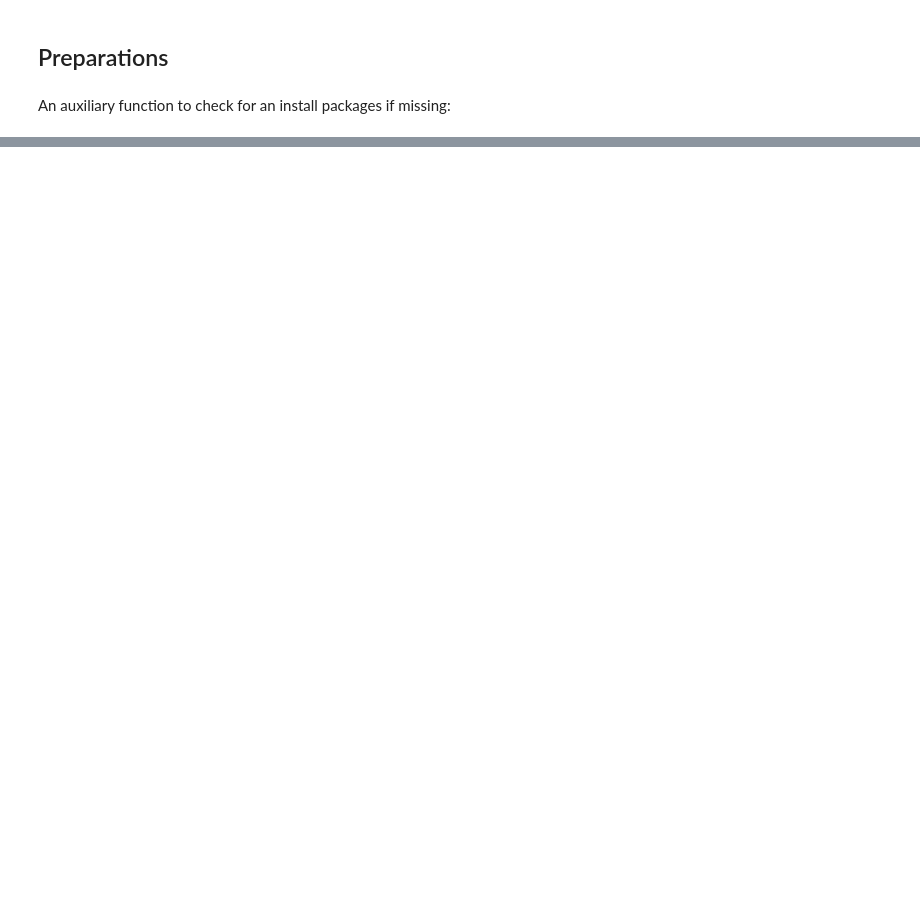
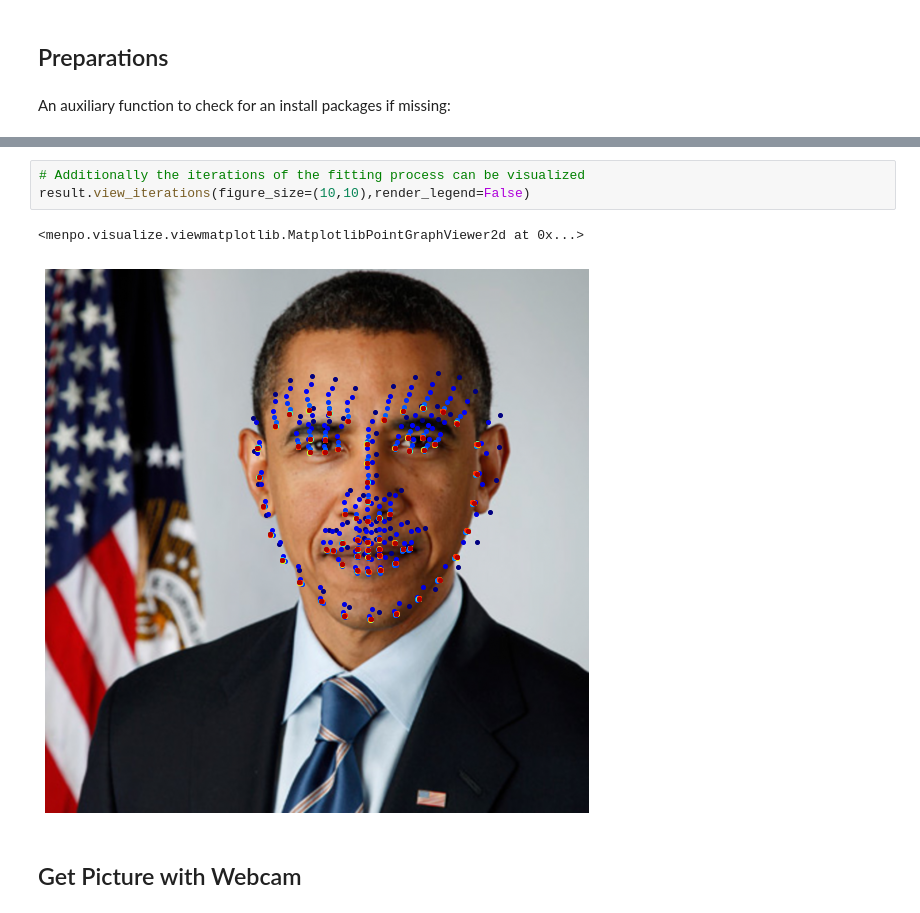
Before and after one commit to lucasessmann/FaceRecognition, a Jupyter notebook: aam_demo.ipynb, the cells around one changed output, grey strips where cells are left out. Drawn from its saved outputs; the diff is of its cells as text; blank space fills up the shorter version.

```diff
--- a/aam_demo.ipynb
+++ b/aam_demo.ipynb
@@ -202,0 +144,8 @@ AttributeError: 'numpy.ndarray' object has no attribute 'pixels_with_channels_at
+# %%
+# Additionally the iterations of the fitting process can be visualized
+result.view_iterations(figure_size=(10,10),render_legend=False)
+# %% [output]
+<menpo.visualize.viewmatplotlib.MatplotlibPointGraphViewer2d at 0x...>
+[figure, added]
+# %% [markdown]
+## Get Picture with Webcam
```
Also changed, not shown: parts of 19 cells of this notebook, 1 other file.
